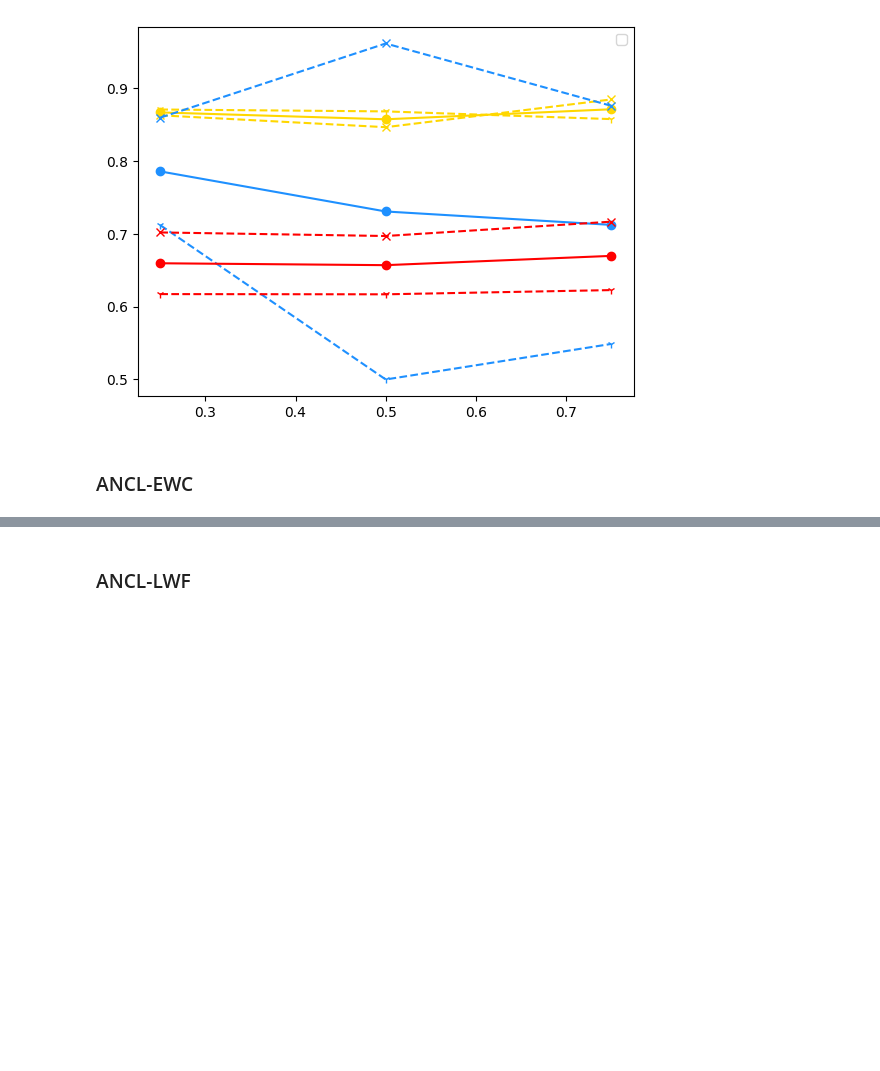
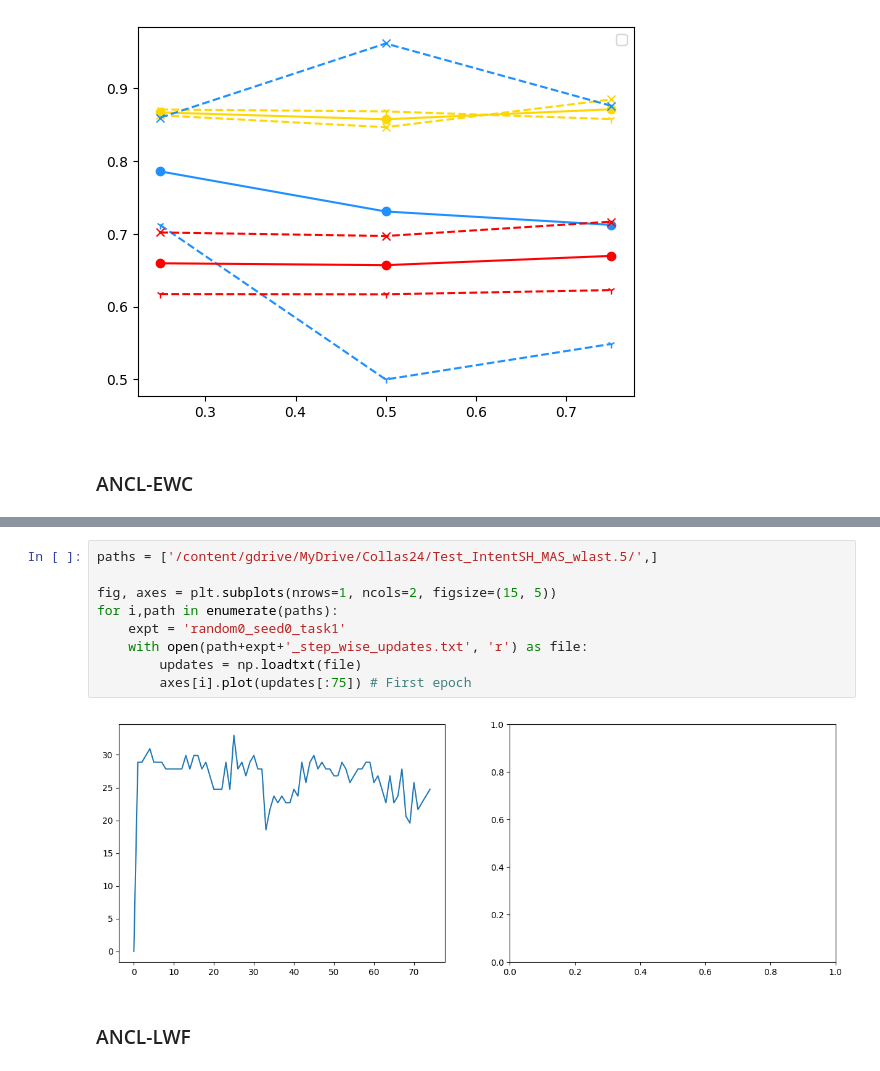
Before and after one commit to itsmemala/FABR, a Jupyter notebook: CL_Metrics.ipynb, the cells around one changed output, grey strips where cells are left out. Drawn from its saved outputs; the diff is of its cells as text; blank space fills up the shorter version.

```diff
--- a/CL_Metrics.ipynb
+++ b/CL_Metrics.ipynb
@@ -1336,3 +1336,14 @@ WARNING:matplotlib.legend:No artists with labels found to put in legend.  Note t
+# %%
+paths = ['/content/gdrive/MyDrive/Collas24/Test_IntentSH_MAS_wlast.5/',]
+
+fig, axes = plt.subplots(nrows=1, ncols=2, figsize=(15, 5))
+for i,path in enumerate(paths):
+    expt = 'random0_seed0_task1'
+    with open(path+expt+'_step_wise_updates.txt', 'r') as file:
+        updates = np.loadtxt(file)
+        axes[i].plot(updates[:75]) # First epoch
+# %% [output]
+[figure, added]
 # %% [markdown]
 ### ANCL-LWF
 # %%
```
Also changed, not shown: parts of 1 cell of this notebook, 3 other files.
